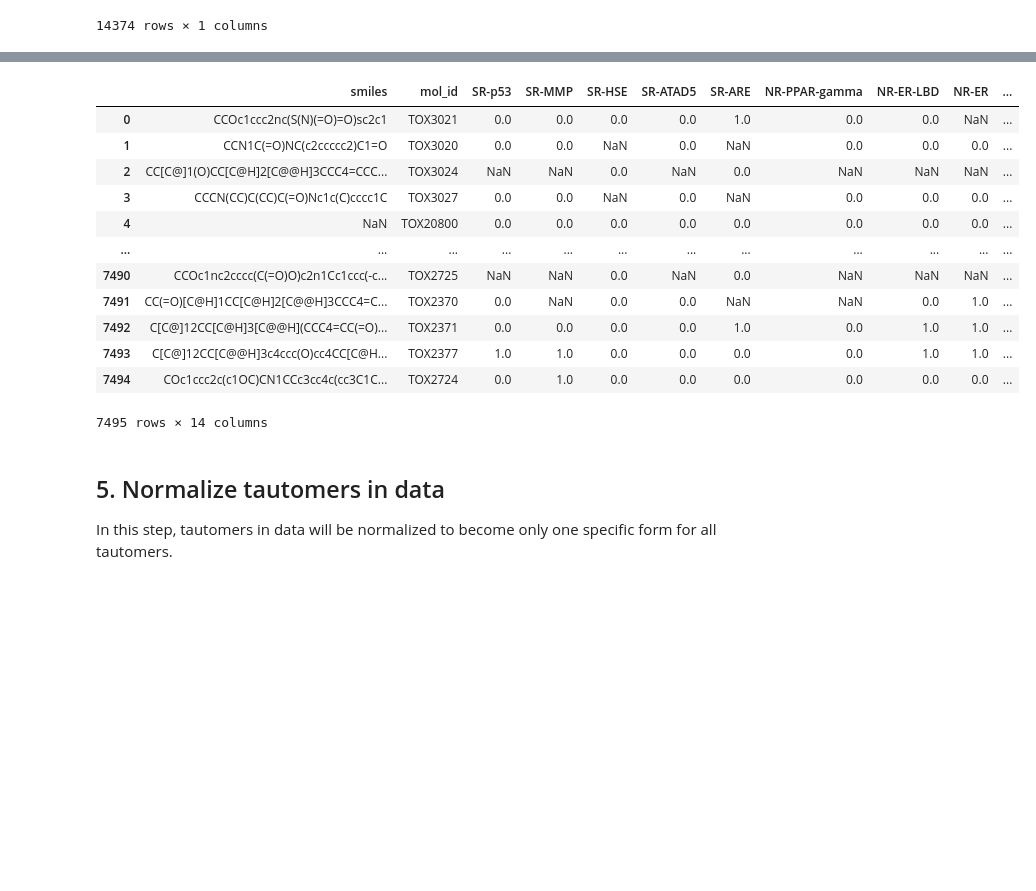
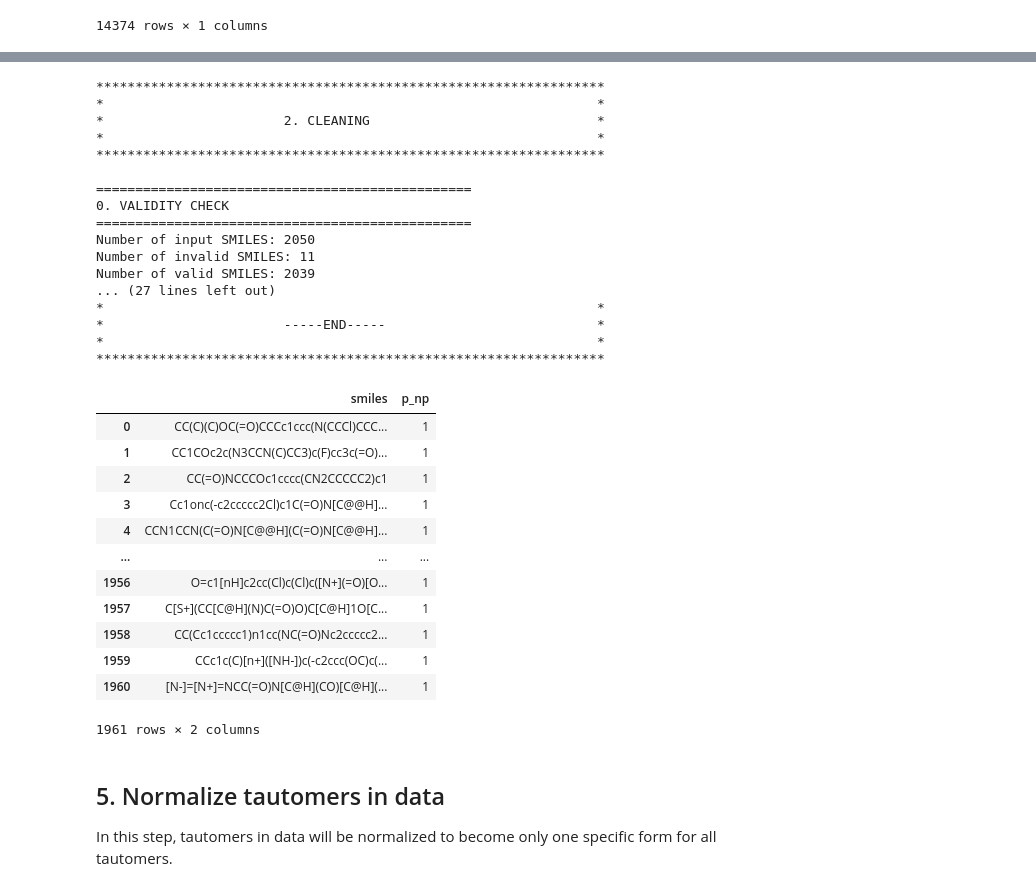
Before and after one commit to biochem-data-sci/mehc-curation, a Jupyter notebook: guideline_test.ipynb, the cells around one changed output, grey strips where cells are left out. Cells and saved outputs as stored; diff of their text form; code cells hidden in the pictures; blank space fills up the shorter version.

```diff
--- a/guideline_test.ipynb
+++ b/guideline_test.ipynb
@@ -42,9 +42,11 @@ from curation.refinement import Refinement
 # %%
 pd.options.mode.chained_assignment = None  # default='warn'
 # %%
-smiles = pd.read_csv('ml_testing/tox21/tox21.csv')
+smiles = pd.read_csv('ml_testing/bbbp/BBBP.csv')
 col = list(smiles.columns)
 col.reverse()
 smiles = smiles[col]
+smiles.drop(columns=['num', 'name'], inplace=True)
+smiles.to_csv('reports/bbbp.csv', index=False)
 smiles
 # %% [output]
@@ -330,6 +346,6 @@ Number of valid SMILES: 41236
 | 14373 | O=C=O |
 14374 rows × 1 columns
 # %%
-cleaned_smiles = CleaningStage(completely_valid_smiles).cl_and_neutralize(output_dir=output_dir, get_report=True, param_deduplicate=True, n_cpu=16, split_factor=4)
+cleaned_smiles = CleaningStage(smiles).complete_cleaning(output_dir=output_dir, get_report=True, param_deduplicate=True, n_cpu=16, split_factor=4)
 cleaned_smiles
 # %% [output]
@@ -353,16 +369,33 @@ Number of valid SMILES: 7495
+*****************************************************************
+*                                                               *
+*                       2. CLEANING                             *
+*                                                               *
+*****************************************************************
+
+================================================
+0. VALIDITY CHECK
+================================================
+Number of input SMILES: 2050
+Number of invalid SMILES: 11
+Number of valid SMILES: 2039
+... (27 lines left out)
+*                                                               *
+*                       -----END-----                           *
+*                                                               *
+*****************************************************************
-|  | smiles | mol_id | SR-p53 | SR-MMP | SR-HSE | SR-ATAD5 | SR-ARE | NR-PPAR-gamma | NR-ER-LBD | NR-ER | ... |
-| 0 | CCOc1ccc2nc(S(N)(=O)=O)sc2c1 | TOX3021 | 0.0 | 0.0 | 0.0 | 0.0 | 1.0 | 0.0 | 0.0 | NaN | ... |
-| 1 | CCN1C(=O)NC(c2ccccc2)C1=O | TOX3020 | 0.0 | 0.0 | NaN | 0.0 | NaN | 0.0 | 0.0 | 0.0 | ... |
-| 2 | CC[C@]1(O)CC[C@H]2[C@@H]3CCC4=CCC... | TOX3024 | NaN | NaN | 0.0 | NaN | 0.0 | NaN | NaN | NaN | ... |
-| 3 | CCCN(CC)C(CC)C(=O)Nc1c(C)cccc1C | TOX3027 | 0.0 | 0.0 | NaN | 0.0 | NaN | 0.0 | 0.0 | 0.0 | ... |
-| 4 | NaN | TOX20800 | 0.0 | 0.0 | 0.0 | 0.0 | 0.0 | 0.0 | 0.0 | 0.0 | ... |
-| ... | ... | ... | ... | ... | ... | ... | ... | ... | ... | ... | ... |
-| 7490 | CCOc1nc2cccc(C(=O)O)c2n1Cc1ccc(-c... | TOX2725 | NaN | NaN | 0.0 | NaN | 0.0 | NaN | NaN | NaN | ... |
-| 7491 | CC(=O)[C@H]1CC[C@H]2[C@@H]3CCC4=C... | TOX2370 | 0.0 | NaN | 0.0 | 0.0 | NaN | NaN | 0.0 | 1.0 | ... |
-| 7492 | C[C@]12CC[C@H]3[C@@H](CCC4=CC(=O)... | TOX2371 | 0.0 | 0.0 | 0.0 | 0.0 | 1.0 | 0.0 | 1.0 | 1.0 | ... |
-| 7493 | C[C@]12CC[C@@H]3c4ccc(O)cc4CC[C@H... | TOX2377 | 1.0 | 1.0 | 0.0 | 0.0 | 0.0 | 0.0 | 1.0 | 1.0 | ... |
-| 7494 | COc1ccc2c(c1OC)CN1CCc3cc4c(cc3C1C... | TOX2724 | 0.0 | 1.0 | 0.0 | 0.0 | 0.0 | 0.0 | 0.0 | 0.0 | ... |
+|  | smiles | p_np |
+| 0 | CC(C)(C)OC(=O)CCCc1ccc(N(CCCl)CCC... | 1 |
+| 1 | CC1COc2c(N3CCN(C)CC3)c(F)cc3c(=O)... | 1 |
+| 2 | CC(=O)NCCCOc1cccc(CN2CCCCC2)c1 | 1 |
+| 3 | Cc1onc(-c2ccccc2Cl)c1C(=O)N[C@@H]... | 1 |
+| 4 | CCN1CCN(C(=O)N[C@@H](C(=O)N[C@@H]... | 1 |
+| ... | ... | ... |
+| 1956 | O=c1[nH]c2cc(Cl)c(Cl)c([N+](=O)[O... | 1 |
+| 1957 | C[S+](CC[C@H](N)C(=O)O)C[C@H]1O[C... | 1 |
+| 1958 | CC(Cc1ccccc1)n1cc(NC(=O)Nc2ccccc2... | 1 |
+| 1959 | CCc1c(C)[n+]([NH-])c(-c2ccc(OC)c(... | 1 |
+| 1960 | [N-]=[N+]=NCC(=O)N[C@H](CO)[C@H](... | 1 |
-7495 rows × 14 columns
+1961 rows × 2 columns
 # %% [markdown]
 ## 5. Normalize tautomers in data
 In this step, tautomers in data will be normalized to become only one specific form for all tautomers.
```
Also changed, not shown: parts of 6 cells of this notebook, 5 other files.
